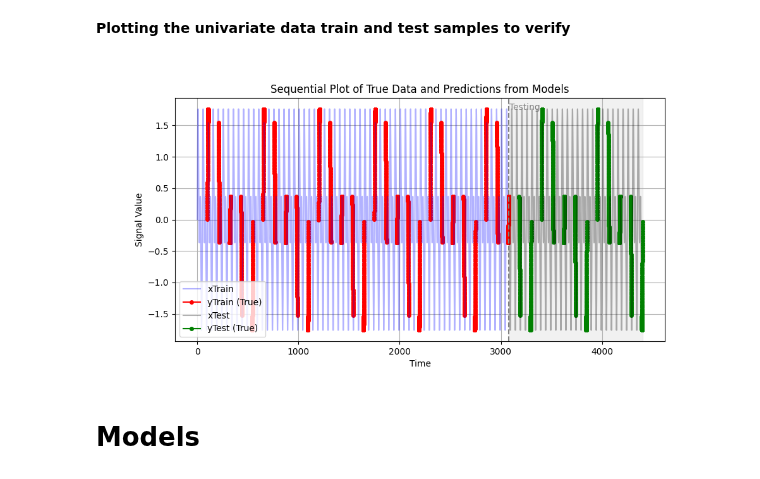
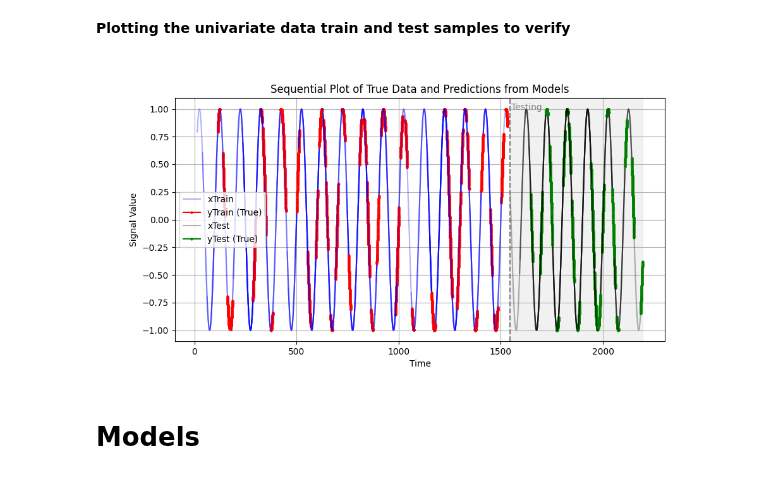
Before and after one commit to ArnavTapadia/emili_TimeSeriesPredictor, a Jupyter notebook: time_series_predictor/Models/Model_Comparison.ipynb, the cells around one changed output. Drawn from its saved outputs; the diff is of its cells as text; code cells hidden in the pictures.

```diff
--- a/time_series_predictor/Models/Model_Comparison.ipynb
+++ b/time_series_predictor/Models/Model_Comparison.ipynb
@@ -42,7 +42,7 @@ Increase the sine_frequency
 
 Alternatively, you can increase lookback
 '''
-sine_frequency = 0.04 #maximum frequency present is sine function
+sine_frequency = 0.01 #maximum frequency present is sine function
 
 #sampling parameters
 sampling_frequency = 10
@@ -54,8 +54,10 @@ lookback = 1000
 forecast = 100
 stride = lookback + forecast #so no overlap
 
-nSamples = 40
+nSamples = 100
 noise_lvl = 0
+
+testSplit = 0.3
 
 print(f'Time between each sample is {delta_t}')
 print(f'Number of seconds of data is {delta_t*(lookback+forecast)*nSamples}')
@@ -70,7 +72,7 @@ def gen_univariate_synthetic_data(timesteps, delta_t, frequency=0.001, noise_lev
     t = np.linspace(0, (timesteps-1)*delta_t, timesteps)
 
     # Generate sine wave based on frequency, where `frequency` is in Hz
-    signal = (np.sin(2 * np.pi * frequency * t)) + np.sin(2*np.pi*frequency/2*t)  #- 2*np.cos(2 * np.pi * frequency/1.5 * t) + 0.2*np.sin(2 * np.pi * frequency/7* t) + np.sin(2*np.pi*frequency*4*t )
+    signal = (np.sin(2 * np.pi * frequency * t))# + np.sin(2*np.pi*frequency/2*t)  #- 2*np.cos(2 * np.pi * frequency/1.5 * t) + 0.2*np.sin(2 * np.pi * frequency/7* t) + np.sin(2*np.pi*frequency*4*t )
 
     # Add noise to the signal
     noise = np.random.normal(0, noise_level, timesteps)
@@ -85,7 +87,7 @@ def gen_univariate_synthetic_data(timesteps, delta_t, frequency=0.001, noise_lev
 
     return t, scaled_signal + noise
 
-t,univariate_data = gen_univariate_synthetic_data(timesteps = (lookback+forecast)*nSamples, delta_t=delta_t, noise_level=noise_lvl,
+t,univariate_data = gen_univariate_synthetic_data(timesteps = (lookback+forecast)*20, delta_t=delta_t, noise_level=noise_lvl,
                                                   frequency=sine_frequency)
 
 plt.figure(figsize=(10, 5))
@@ -146,7 +180,7 @@ print(yTe.shape)
 # %% [markdown]
 **Plotting the univariate data train and test samples to verify**
 # %%
-def plot_sequential_samples(univariate_data, x_train, y_train, x_test, y_test, model_preds_dict=None, delta_t=0.1):
+def plot_sequential_samples(univariate_data, t_train, x_train, y_train, t_test, x_test, y_test, model_preds_dict=None, delta_t=0.1):
     """
     Plots the original univariate data along with sequentially plotted x_train, y_train, x_test, y_test,
     and model predictions from multiple models.
@@ -182,60 +216,68 @@ def plot_sequential_samples(univariate_data, x_train, y_train, x_test, y_test, m
 
     #Plotting training data
     for i in range(x_train.shape[0]):
-        t_x_train = t_original[start:start + lookback_period]
-        t_y_train = t_original[start + lookback_period:start + lookback_period + forecast_period]
-        start += stride
+        # t_x_train = t_original[start:start + lookback_period]
+        # t_y_train = t_original[start + lookback_period:start + lookback_period + forecast_period]
+        # start += stride
+        t_x_train = t_train[i][:lookback_period]
+        t_y_train = t_train[i][lookback_period:lookback_period+forecast_period]
 
         # Plot true training input and output
         plt.plot(t_x_train, x_train[i], color='blue', alpha=0.3, linestyle='-', label='xTrain' if i == 0 else '')
-        plt.plot(t_y_train, y_train[i], color='red', marker='o', markersize=4, label='yTrain (True)' if i == 0 else '')
+        plt.plot(t_y_train, y_train[i], color='red', marker='o', markersize=2, label='yTrain (True)' if i == 0 else '')
 
         # Plot predictions for each model on the training data
         if model_preds_dict is not None:
             for model_name, train_preds in model_preds_dict.get('training', []):
                 color = model_colors.get(model_name, 'black')  # Default to black if model not in the dictionary
+                if i > len(train_preds)-1: #didn't predict this sample
+                    continue
                 t_y_pred = np.arange(start = t_y_train[0], stop = t_y_train[0] + train_preds[i].shape[0]*delta_t, step=delta_t)[:train_preds[i].shape[0]] #last slice so no 2 values
                 plt.plot(t_y_pred, train_preds[i], color=color, linestyle='-', marker='o', markersize=4, label=f'{model_name} (Train Pred)' if i == 0 else '')
 
     # Plot testing data (x_test and y_test) sequentially
     for i in range(x_test.shape[0]):
-        t_x_test = t_original[start:start + lookback_period]
-        t_y_test = t_original[start + lookback_period:start + lookback_period + forecast_period]
-        start += stride
+        # t_x_test = t_original[start:start + lookback_period]
+        # t_y_test = t_original[start + lookback_period:start + lookback_period + forecast_period]
+        # start += stride
+        t_x_test = t_test[i][:lookback_period]
+        t_y_test = t_test[i][lookback_period:lookback_period+forecast_period]
 
         # Plot true testing input and output
         plt.plot(t_x_test, x_test[i], color='black', alpha=0.3, linestyle='-', label='xTest' if i == 0 else '')
-        plt.plot(t_y_test, y_test[i], color='green', marker='o', markersize=4, label='yTest (True)' if i == 0 else '')
+        plt.plot(t_y_test, y_test[i], color='green', marker='o', markersize=2, label='yTest (True)' if i == 0 else '')
 
         # Plot predictions for each model on the testing data
         if model_preds_dict is not None:
             for model_name, test_preds in model_preds_dict.get('testing', []):
                 color = model_colors.get(model_name, 'black')  # Default to black if model not in the dictionary
+                if i > len(test_preds)-1: #didn't predict this sample
+                    continue
                 t_y_pred = np.arange(start = t_y_test[0], stop = t_y_test[0] + test_preds[i].shape[0]*delta_t, step=delta_t)[:test_preds[i].shape[0]]
                 plt.plot(t_y_pred, test_preds[i], color=color, linestyle='-', marker='o', markersize=4, label=f'{model_name} (Test Pred)' if i == 0 else '')
 
     # Define the split point for shading the testing data
-    train_end_idx = len(x_train) * stride
+    # train_end_idx = len(x_train) * stride
 
     # Shade the testing portion
-    plt.axvspan(t_original[train_end_idx], t_original[-1], color='lightgray', alpha=0.3, label=None)
+    plt.axvspan(np.min(t_test), np.max(t_test), color='lightgray', alpha=0.3, label=None)
 
     # Plot a vertical dotted line to separate training and testing data
-    plt.axvline(x=t_original[train_end_idx], color='gray', linestyle='--')
+    plt.axvline(x=np.min(t_test), color='gray', linestyle='--')
 
     # Add the label "Testing" near the vertical line
-    plt.text(t_original[train_end_idx] + 5, plt.gca().get_ylim()[1] * 0.9, 'Testing', color='gray')
+    plt.text(np.min(t_test) + 5, plt.gca().get_ylim()[1] * 0.9, 'Testing', color='gray')
 
     plt.title(f"Sequential Plot of True Data and Predictions from Models")
     plt.xlabel("Time")
     plt.ylabel("Signal Value")
     plt.legend(loc='best')
     plt.grid(True)
     plt.show()
 
-plot_sequential_samples(univariate_data=univariate_data, x_train=xTr, y_train=yTr, x_test=xTe, y_test=yTe, delta_t=delta_t)
+plot_sequential_samples(univariate_data=univariate_data, t_train=tTr, x_train=xTr, y_train=yTr, t_test = tTe, x_test=xTe, y_test=yTe, delta_t=delta_t)
 # %% [output]
-[figure, old version]
+[figure, new version]
 # %% [markdown]
 # Models
 # %% [markdown]
```
Also changed, not shown: parts of 6 cells of this notebook.
